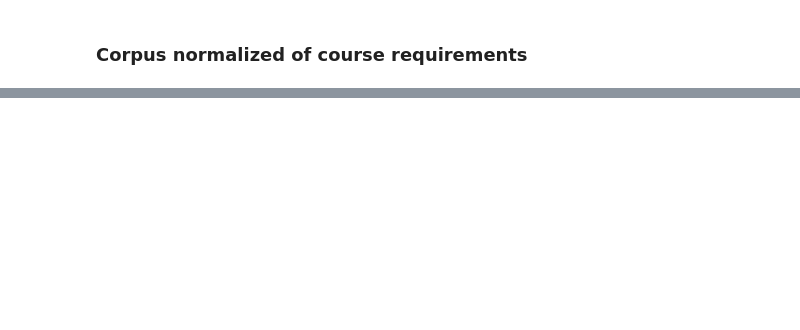
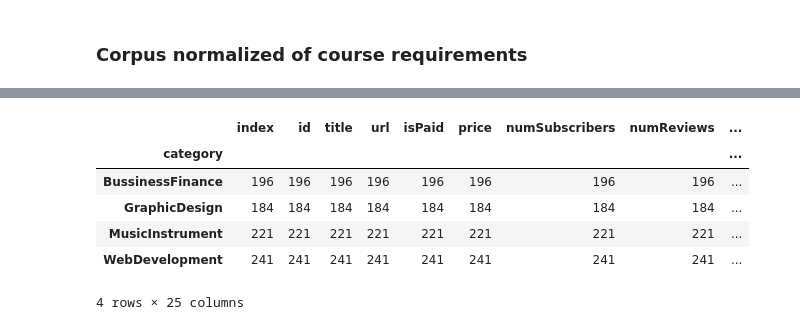
Before and after one commit to Daesparz/analysis_udemy_courses, a Jupyter notebook: Data_analysis/web_scraping_pipeline_Part3.ipynb, the cells around one changed output, grey strips where cells are left out. Drawn from its saved outputs; the diff is of its cells as text; code cells hidden in the pictures; blank space fills up the shorter version.

```diff
--- a/Data_analysis/web_scraping_pipeline_Part3.ipynb
+++ b/Data_analysis/web_scraping_pipeline_Part3.ipynb
@@ -241,0 +251,2 @@ df_courseSampling.loc[:, ['description', 'normalized_descriptions', 'requirement
+# %%
+df_courseSampling.reset_index(inplace=True)
@@ -241,0 +258,2 @@ df_courseSampling.loc[:, ['description', 'normalized_descriptions', 'requirement
+# %%
+df_english = df_courseSampling[df_courseSampling.normalized_descriptions != ''].reindex()
@@ -241,0 +270,12 @@ df_courseSampling.loc[:, ['description', 'normalized_descriptions', 'requirement
+# %%
+df_train = df_english.groupby('category').apply(lambda x: x.sample(frac=0.6, random_state=1)).reset_index(drop=True)
+# %%
+df_train.groupby('category').count()
+# %% [output]
+|  | index | id | title | url | isPaid | price | numSubscribers | numReviews | ... |
+| category |  |  |  |  |  |  |  |  | ... |
+| BussinessFinance | 196 | 196 | 196 | 196 | 196 | 196 | 196 | 196 | ... |
+| GraphicDesign | 184 | 184 | 184 | 184 | 184 | 184 | 184 | 184 | ... |
+| MusicInstrument | 221 | 221 | 221 | 221 | 221 | 221 | 221 | 221 | ... |
+| WebDevelopment | 241 | 241 | 241 | 241 | 241 | 241 | 241 | 241 | ... |
+4 rows × 25 columns
```
Also changed, not shown: parts of 50 cells of this notebook.
